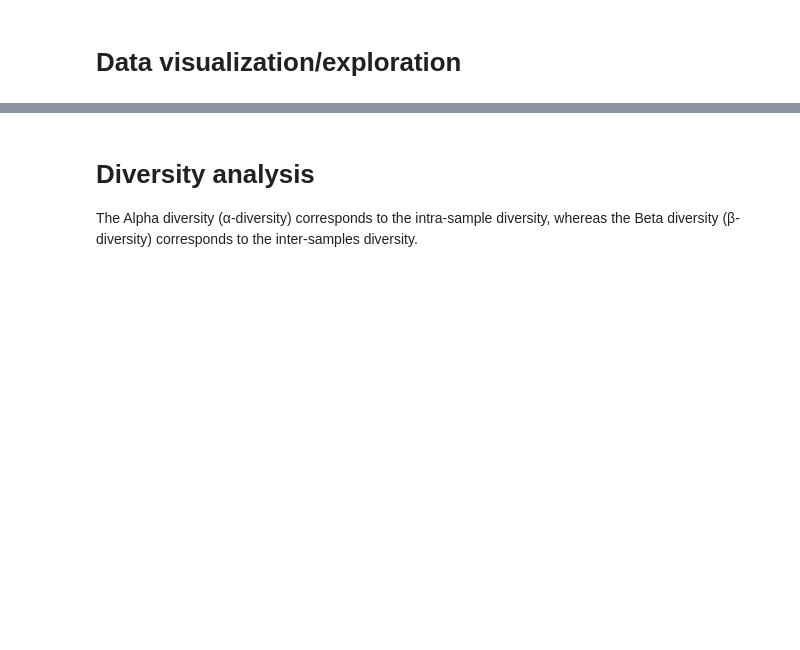
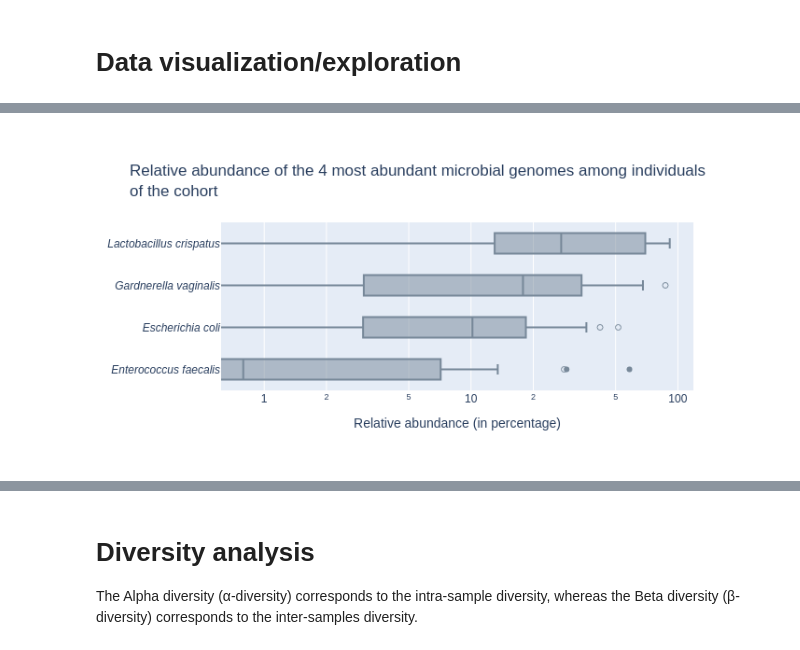
Before and after one commit to motleystate/moonstone, a Jupyter notebook: tutorial/Moonstone_Tutorial.ipynb, the cells around one changed output, grey strips where cells are left out. Saved outputs shown, nothing was run; the diff lists cells and outputs as text; code cells hidden in the pictures; blank space fills up the shorter version.

```diff
--- a/tutorial/Moonstone_Tutorial.ipynb
+++ b/tutorial/Moonstone_Tutorial.ipynb
@@ -138,6 +139,8 @@ fig2 = instance.plot_most_abundant_taxa(
     average_relative_abundance_threshold=5,
     higher_classification=False,
     ascending=False,
-    output_file="Most_abundant_species.html"        # It's also possible to generate a static image. You just need to change the extension of the file
+    output_file="Most_abundant_species.html",        # It's also possible to generate a static image. You just need to change the extension of the file
+    plotting_options={"layout": {
+        "title":"Relative abundance of the 4 most abundant microbial genomes among individuals<br>of the cohort"}}
 )
 # %% [output]
@@ -145,3 +147,4 @@ fig2 = instance.plot_most_abundant_taxa(
+[figure, added]
 # %%
 fig3 = instance.plot_sample_composition_most_abundant_taxa(
     taxa_level="species",
```
Also changed, not shown: parts of 5 cells of this notebook, 3 other files.
